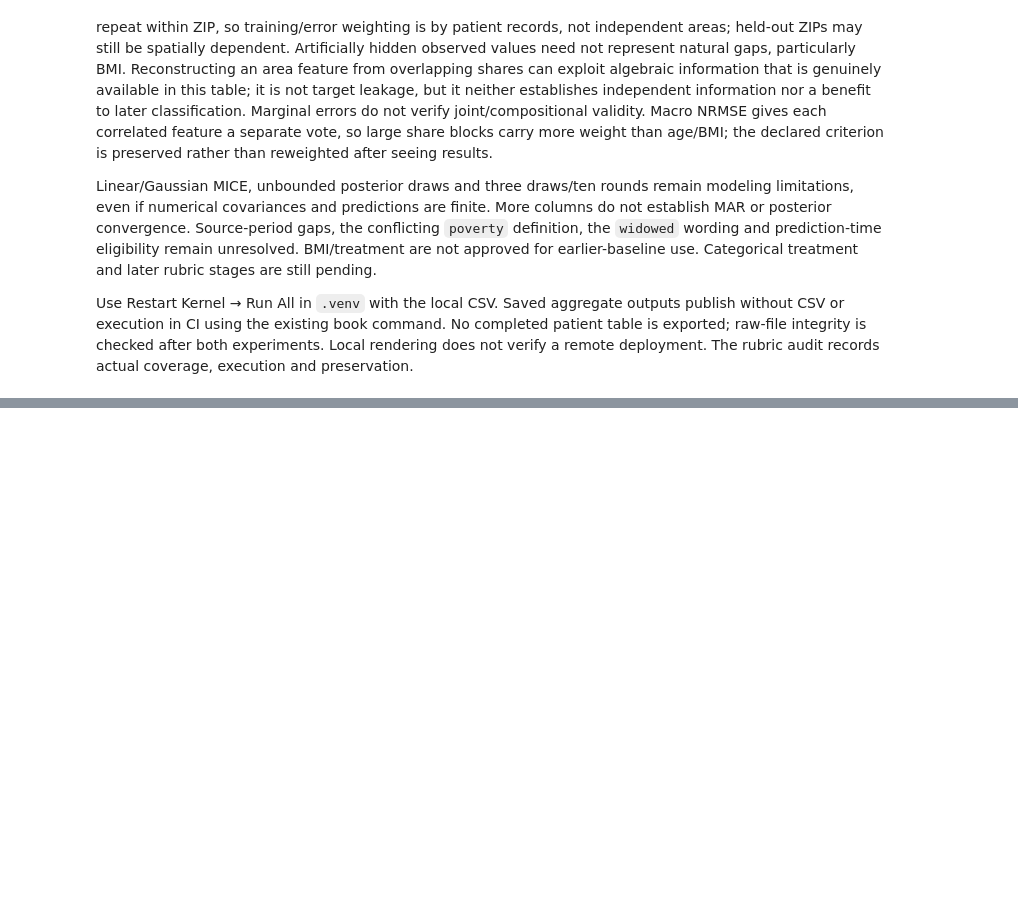
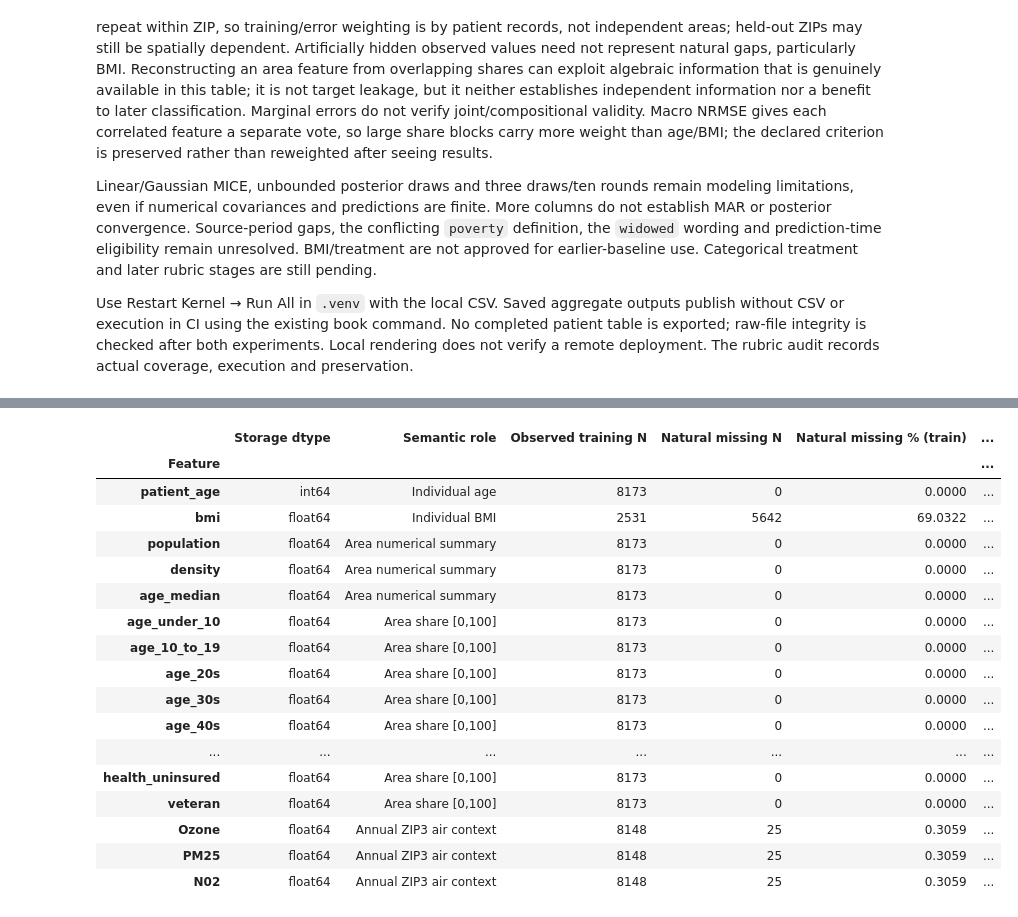
Before and after one commit to hungstupid/data-mining-preprocessing, a Jupyter notebook: book/tabular/02_preprocessing.ipynb, the cells around one changed output, grey strips where cells are left out. Saved outputs shown, nothing was run; the diff lists cells and outputs as text; code cells hidden in the pictures; blank space fills up the shorter version.

```diff
--- a/book/tabular/02_preprocessing.ipynb
+++ b/book/tabular/02_preprocessing.ipynb
@@ -1442,0 +1484,62 @@ verify a remote deployment. The rubric audit records actual coverage, execution
+# %%
+outlier_features = list(numerical_candidates)
+assert outlier_features == EXPANDED_FEATURES and len(outlier_features) == 69
+assert set(outlier_features).isdisjoint(forbidden)
+outlier_train_original = df.loc[train_index, outlier_features].copy(deep=True)
+outlier_original_missing = outlier_train_original.isna()
+outlier_train_hash = hashlib.sha256(pd.util.hash_pandas_object(outlier_train_original, index=True).to_numpy().tobytes()).hexdigest()
+outlier_holdout_hashes = {name: hashlib.sha256(pd.util.hash_pandas_object(df.loc[index], index=True).to_numpy().tobytes()).hexdigest()
+    for name, index in {"Validation": validation_index, "Reserved": reserved_index}.items()}
+assert np.isfinite(outlier_train_original.to_numpy()[~outlier_original_missing.to_numpy()]).all()
+assert train_index.intersection(validation_index).empty and train_index.intersection(reserved_index).empty
+
+outlier_quartiles = outlier_train_original.quantile([.25, .75], interpolation="linear").T
+outlier_audit_iqr = outlier_quartiles[.75] - outlier_quartiles[.25]
+outlier_audit_sd = outlier_train_original.std(ddof=0)
+outlier_feature_audit = pd.DataFrame({
+    "Storage dtype": outlier_train_original.dtypes.astype(str),
+    "Semantic role": numerical_eligibility["Semantic role"],
+    "Observed training N": outlier_train_original.count(),
+    "Natural missing N": outlier_original_missing.sum(),
+    "Natural missing % (train)": outlier_original_missing.mean()*100,
+    "Distinct observed N": outlier_train_original.nunique(),
+    "Constant observed": outlier_train_original.nunique().eq(1),
+    "Zero IQR": outlier_audit_iqr.eq(0), "Zero SD": outlier_audit_sd.eq(0),
+    "Skewness (observed train)": outlier_train_original.skew(),
+    "Semantic / timing note": numerical_eligibility["Reason"]})
+outlier_feature_audit["High |skew| > 1 (descriptive)"] = outlier_feature_audit["Skewness (observed train)"].abs().gt(1)
+outlier_feature_audit["IQR eligible"] = outlier_train_original.count().ge(4) & outlier_audit_iqr.gt(0) & np.isfinite(outlier_audit_iqr)
+outlier_feature_audit["Z-score eligible"] = outlier_train_original.count().ge(2) & outlier_audit_sd.gt(0) & np.isfinite(outlier_audit_sd)
+outlier_feature_audit["Redundancy review"] = "Retained; no correlation-based exclusion"
+for columns, note in [
+    (["male", "female"], "Complementary area shares; potentially repeated triggers"),
+    (["education_bachelors", "education_graduate", "education_college_or_above"], "Overlapping education summaries retained"),
+    (["income_household_100_to_150", "income_household_150_over", "income_household_six_figure"], "Overlapping income shares retained")]:
+    outlier_feature_audit.loc[columns, "Redundancy review"] = note
+outlier_feature_audit.index = outlier_feature_audit.index.copy().rename("Feature")
+display(HTML('<details><summary>Outlier eligibility audit — all 69 numerical candidates</summary>'
+    '<div style="overflow:auto;max-height:32rem">'+outlier_feature_audit.to_html(float_format="{:.4f}".format)+'</div></details>'))
+
+# One shared preparation, using existing fitted training-only objects; no new .fit call.
+outlier_preparation_start = perf_counter()
+outlier_shared_imputer = expanded_models["kNN (k=10)"][0]
+assert outlier_shared_imputer.n_features_in_ == len(outlier_features)
+np.testing.assert_array_equal(np.broadcast_to(expanded_scaler.n_samples_seen_, (len(outlier_features),)), outlier_train_original.count())
+with threadpool_limits(limits=1), config_context(working_memory=KNN_MEMORY_MIB):
+    outlier_train_estimates = pd.DataFrame(expanded_scaler.inverse_transform(
+        outlier_shared_imputer.transform(expanded_train_z.copy())), index=train_index, columns=outlier_features)
+outlier_common_train_raw = outlier_train_original.where(~outlier_original_missing, outlier_train_estimates)
+outlier_common_train_z = pd.DataFrame(expanded_scaler.transform(outlier_common_train_raw), index=train_index, columns=outlier_features)
+outlier_common_imputed_mask = outlier_original_missing.copy(deep=True)
+assert np.isfinite(outlier_common_train_raw.to_numpy()).all() and np.isfinite(outlier_common_train_z.to_numpy()).all()
+pd.testing.assert_frame_equal(outlier_common_train_raw.where(~outlier_original_missing), outlier_train_original)
+outlier_preparation_seconds = perf_counter()-outlier_preparation_start
+del outlier_train_estimates
+display(pd.Series({"Training records": len(outlier_train_original), "Numerical candidates": len(outlier_features),
+    "IQR eligible": int(outlier_feature_audit["IQR eligible"].sum()),
+    "Z-score eligible": int(outlier_feature_audit["Z-score eligible"].sum()),
+    "Natural cells imputed only in Part 2 preparation": int(outlier_common_imputed_mask.to_numpy().sum()),
+    "Shared training preparation seconds": outlier_preparation_seconds,
+    "Dense train x train distance upper bound MiB": len(train_index)**2*8/1024**2,
+    "Chunk budget MiB (not a total RAM cap)": KNN_MEMORY_MIB}).to_frame("Preparation"))
+# %% [output]
@@ -1442,0 +1547,18 @@ verify a remote deployment. The rubric audit records actual coverage, execution
+|  | Storage dtype | Semantic role | Observed training N | Natural missing N | Natural missing % (train) | ... |
+| Feature |  |  |  |  |  | ... |
+| patient_age | int64 | Individual age | 8173 | 0 | 0.0000 | ... |
+| bmi | float64 | Individual BMI | 2531 | 5642 | 69.0322 | ... |
+| population | float64 | Area numerical summary | 8173 | 0 | 0.0000 | ... |
+| density | float64 | Area numerical summary | 8173 | 0 | 0.0000 | ... |
+| age_median | float64 | Area numerical summary | 8173 | 0 | 0.0000 | ... |
+| age_under_10 | float64 | Area share [0,100] | 8173 | 0 | 0.0000 | ... |
+| age_10_to_19 | float64 | Area share [0,100] | 8173 | 0 | 0.0000 | ... |
+| age_20s | float64 | Area share [0,100] | 8173 | 0 | 0.0000 | ... |
+| age_30s | float64 | Area share [0,100] | 8173 | 0 | 0.0000 | ... |
+| age_40s | float64 | Area share [0,100] | 8173 | 0 | 0.0000 | ... |
+| ... | ... | ... | ... | ... | ... | ... |
+| health_uninsured | float64 | Area share [0,100] | 8173 | 0 | 0.0000 | ... |
+| veteran | float64 | Area share [0,100] | 8173 | 0 | 0.0000 | ... |
+| Ozone | float64 | Annual ZIP3 air context | 8148 | 25 | 0.3059 | ... |
+| PM25 | float64 | Annual ZIP3 air context | 8148 | 25 | 0.3059 | ... |
+| N02 | float64 | Annual ZIP3 air context | 8148 | 25 | 0.3059 | ... |
```
Also changed, not shown: parts of 23 cells of this notebook, 2 other files.
